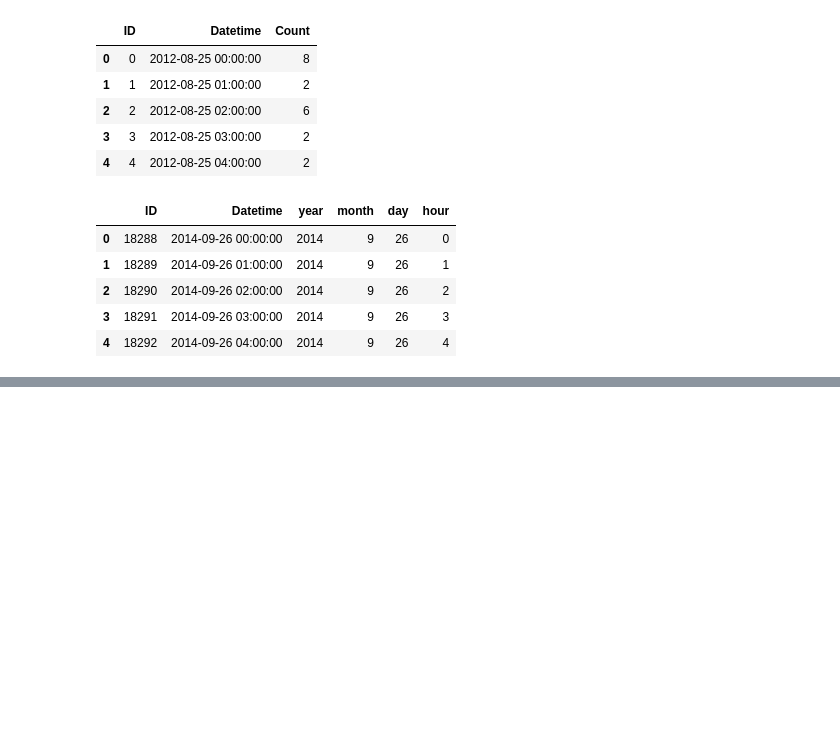
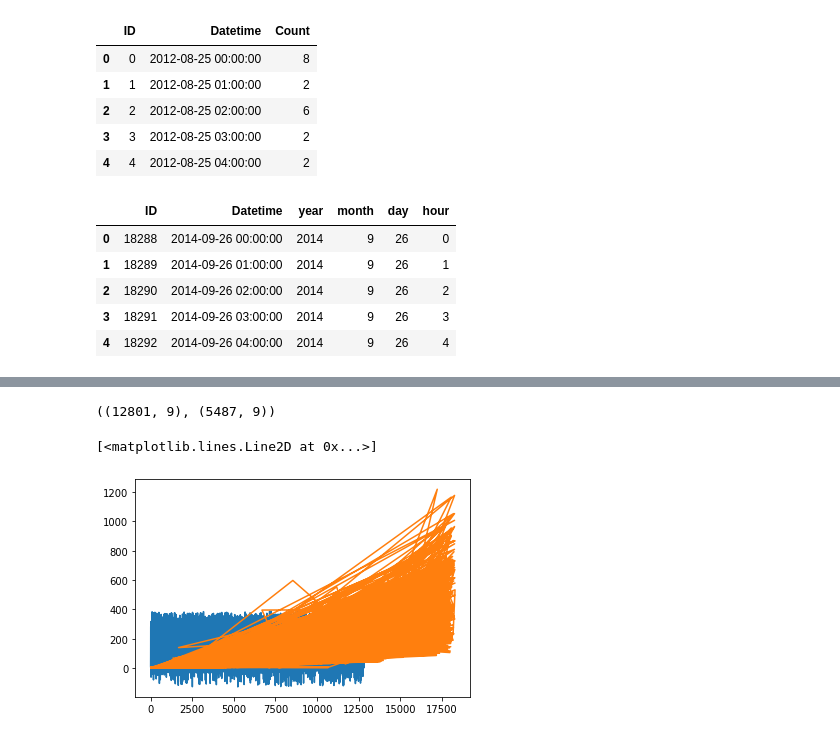
Before and after one commit to ehsansam69/Time-series-analyzing, a Jupyter notebook: 2nd.ipynb, the cells around one changed output, grey strips where cells are left out. Cells and saved outputs as stored; diff of their text form; code cells hidden in the pictures; blank space fills up the shorter version.

Commit message:
linear regression method

```diff
--- a/2nd.ipynb
+++ b/2nd.ipynb
@@ -91,0 +177,18 @@ df.head()
+# %%
+X_train,X_test,y_train,y_test = train_test_split(X_ols,y,test_size = 0.3)
+# %%
+X_train.shape , X_test.shape
+# %% [output]
+((12801, 9), (5487, 9))
+# %%
+mlr = LinearRegression()
+# %%
+model_l = mlr.fit(X_train,y_train)
+# %%
+y_pred = model_l.predict(X_train)
+# %%
+plt.plot(y_pred)
+plt.plot(y_test)
+# %% [output]
+[<matplotlib.lines.Line2D at 0x...>]
+[figure, added]
```
Also changed, not shown: parts of 20 cells of this notebook.
